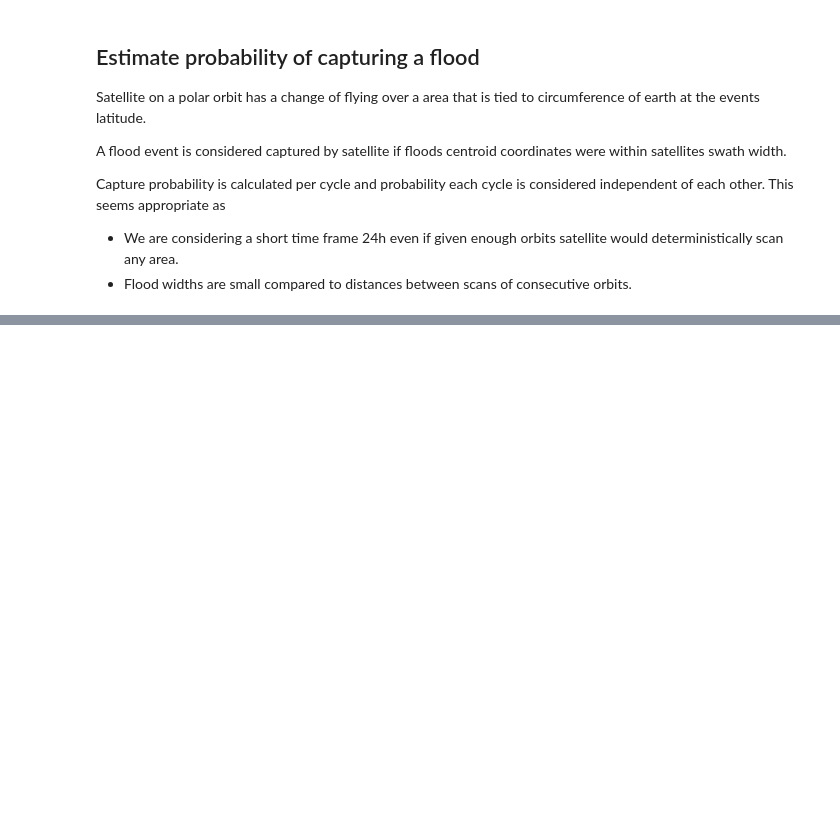
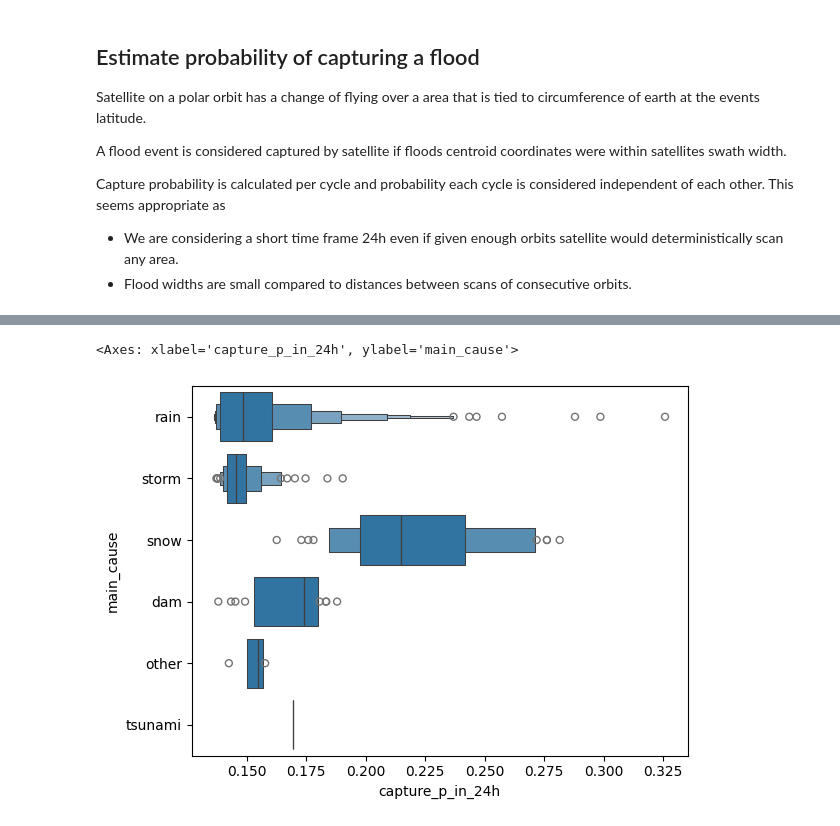
Before and after one commit to vkopo/flood, a Jupyter notebook: flood.ipynb, the cells around one changed output, grey strips where cells are left out. Cells and saved outputs as stored; diff of their text form; code cells hidden in the pictures; blank space fills up the shorter version.

```diff
--- a/flood.ipynb
+++ b/flood.ipynb
@@ -36,8 +38,8 @@ def load_flood_properties(file):
     return(properties)
 # %%
 properties_list = [load_flood_properties(flood_db_path + '\\' + fname) for fname in os.listdir(flood_db_path)]
-properties = pd.DataFrame(properties_list)
-properties.to_csv('properties.tsv', sep = '\t')
+floods_df = pd.DataFrame(properties_list)
+floods_df.to_csv('floods.tsv', sep = '\t')
 # %% [markdown]
 ## Estimate probability of capturing a flood
 
@@ -79,0 +134,5 @@ properties.to_csv('properties.tsv', sep = '\t')
+# %%
+sns.boxenplot(data=floods_df, x="capture_p_in_24h", y="main_cause")
+# %% [output]
+<Axes: xlabel='capture_p_in_24h', ylabel='main_cause'>
+[figure, added]
```
Also changed, not shown: parts of 11 cells of this notebook.
